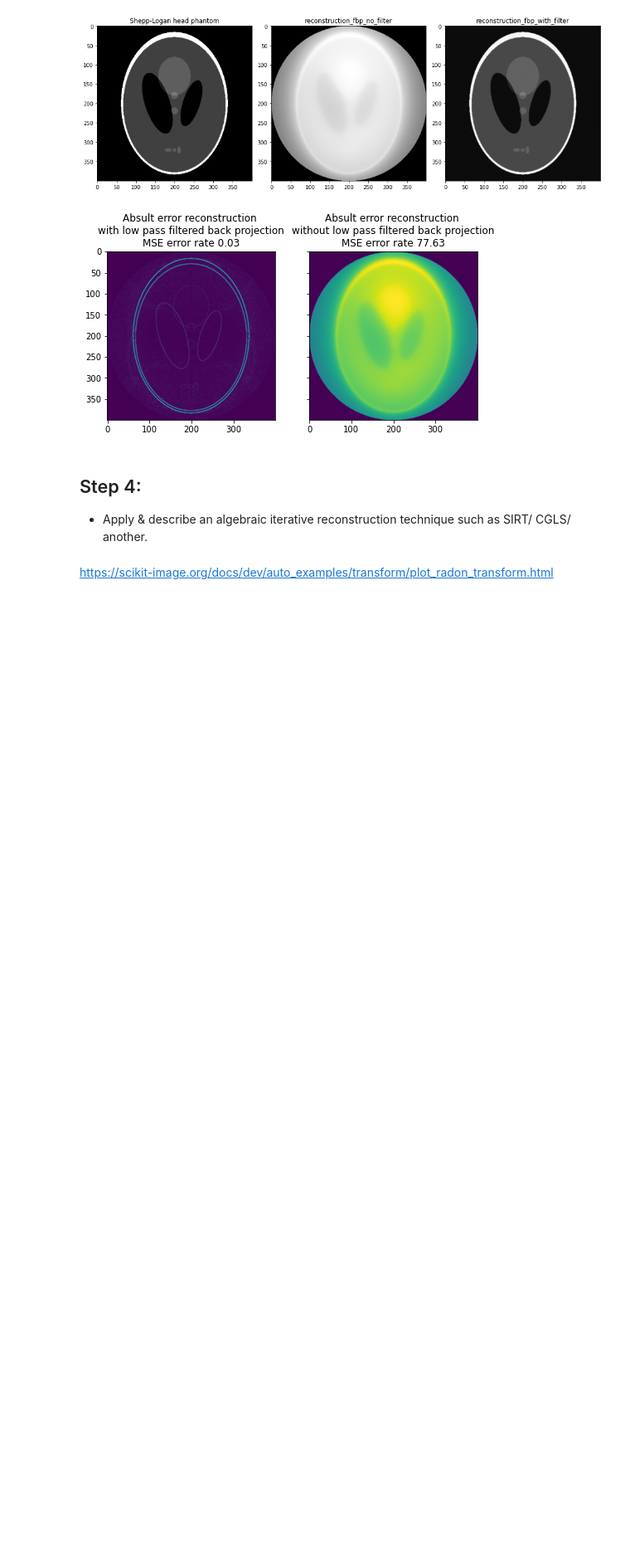
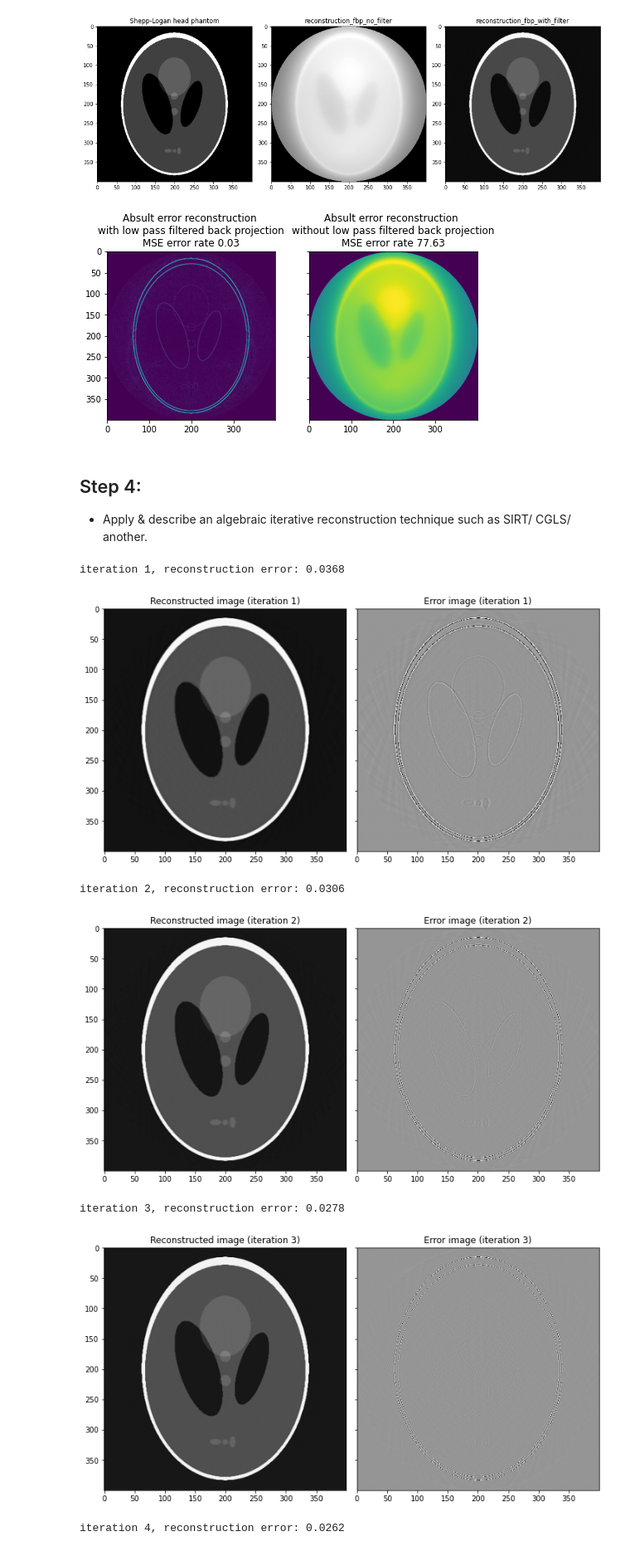
Before and after one commit to livneor207/helfcare, a Jupyter notebook: HW1/HW1_Notebook.ipynb, the cells around one changed output. Shown at 83% size. Cells and saved outputs as stored; diff of their text form; code cells hidden in the pictures; blank space fills up the shorter version.

```diff
--- a/HW1/HW1_Notebook.ipynb
+++ b/HW1/HW1_Notebook.ipynb
@@ -189,25 +184,40 @@ plt.show()
 # %% [markdown]
 ## Step 4:
 * Apply & describe an algebraic  iterative reconstruction technique such as SIRT/ CGLS/ another.
-# %% [markdown]
-https://scikit-image.org/docs/dev/auto_examples/transform/plot_radon_transform.html
 # %%
 # Define starting image
 reconstruced_image_init = np.zeros_like(image)
+reconstruced_image = None
 theta = np.linspace(0., 180., max(image.shape), endpoint=False)
 
-# Go
+# Start iterations
 reconstruced_image = reconstruced_image_init.copy()
-num_of_iterations = 7
+num_of_iterations = 10
 for i in range(num_of_iterations):
     reconstruced_image = iradon_sart(sinogram, theta=theta, image=reconstruced_image)
 
     # print error
     error = reconstruced_image - image
-    print(f'iteration {i}, reconstruction error: {np.sqrt(np.mean(error**2)):.3g}')
+    print(f'iteration {i+1}, reconstruction error: {np.sqrt(np.mean(error**2)):.3g}')
 
     # plot
-    plt.figure()
-    plt.imshow(reconstruced_image, cmap=plt.cm.Greys_r)
+    imkwargs = dict(vmin=-0.2, vmax=0.2)
+    fig, axes = plt.subplots(1, 2, figsize=(10, 8), sharex=True, sharey=True)
+    ax = axes.ravel()
+
+    ax[0].set_title(f"Reconstructed image (iteration {i+1})")
+    ax[0].imshow(reconstruced_image, cmap=plt.cm.Greys_r)
+
+    ax[1].set_title(f"Error image (iteration {i+1})")
+    ax[1].imshow(reconstruced_image - image, cmap=plt.cm.Greys_r, **imkwargs)
+
     plt.tight_layout()
     plt.show()
+# %% [output]
+iteration 1, reconstruction error: 0.0368
+[figure, added]
+iteration 2, reconstruction error: 0.0306
+[figure, added]
+iteration 3, reconstruction error: 0.0278
+[figure, added]
+iteration 4, reconstruction error: 0.0262
```
Also changed, not shown: parts of 2 cells of this notebook.
